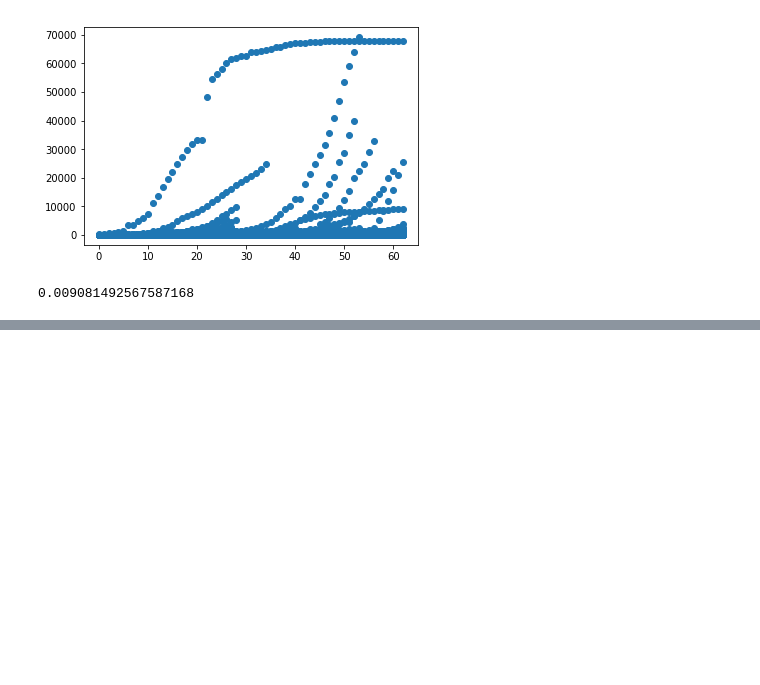
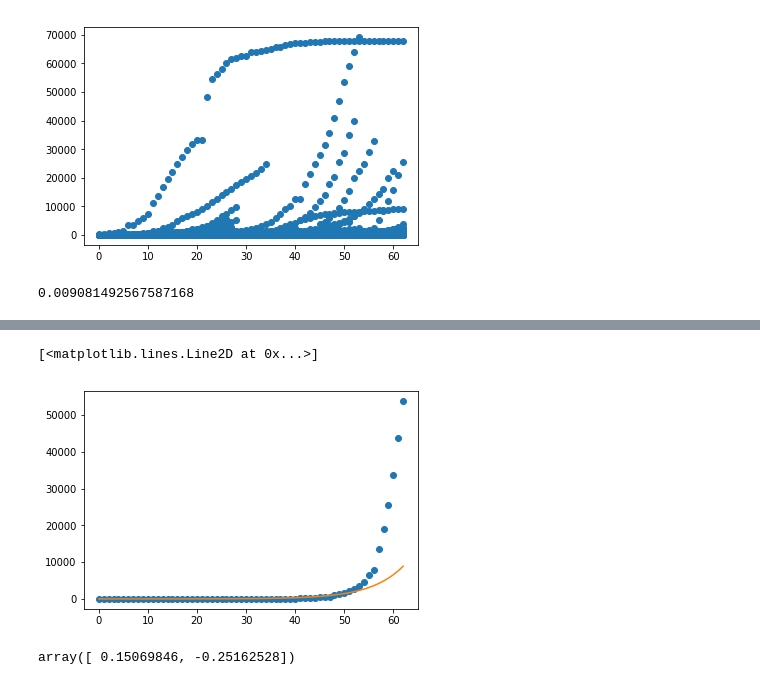
Before and after one commit to Jcrasto/PythonMachineLearning, a Jupyter notebook: notebooks/plotting_covid_data.ipynb, the cells around one changed output, grey strips where cells are left out. Cells and saved outputs as stored; diff of their text form; code cells hidden in the pictures; blank space fills up the shorter version.

```diff
--- a/notebooks/plotting_covid_data.ipynb
+++ b/notebooks/plotting_covid_data.ipynb
@@ -126,0 +108,15 @@ MultiIndex([('2020-03-24', 'Mainland China'),
+# %%
+y_data = np.array(top[::-1].xs(country, level=1)['Confirmed'])
+x_data = np.array([i for i in range(len(y_data))])
+log_y_data = np.log(y_data)
+curve_fit = np.polyfit(x_data, log_y_data, 1)
+y = np.exp(curve_fit[1]) * np.exp(curve_fit[0]*x_data)
+plt.plot(x_data, y_data, "o")
+plt.plot(x_data, y)
+# %% [output]
+[<matplotlib.lines.Line2D at 0x...>]
+[figure, added]
+# %%
+curve_fit
+# %% [output]
+array([ 0.15069846, -0.25162528])
```
Also changed, not shown: parts of 8 cells of this notebook.
